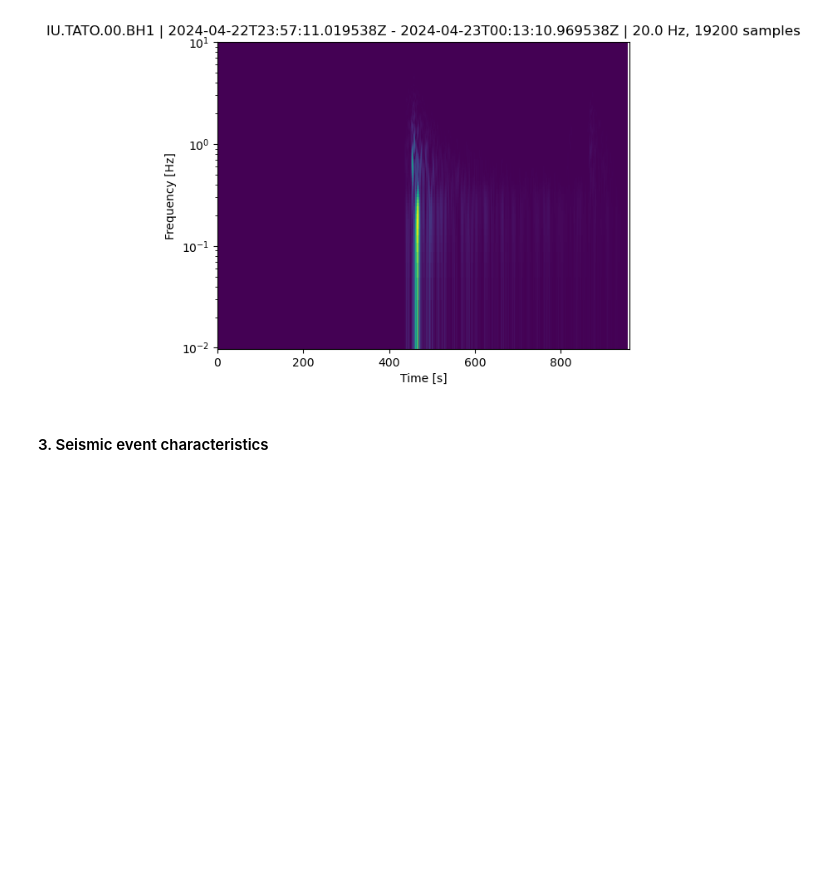
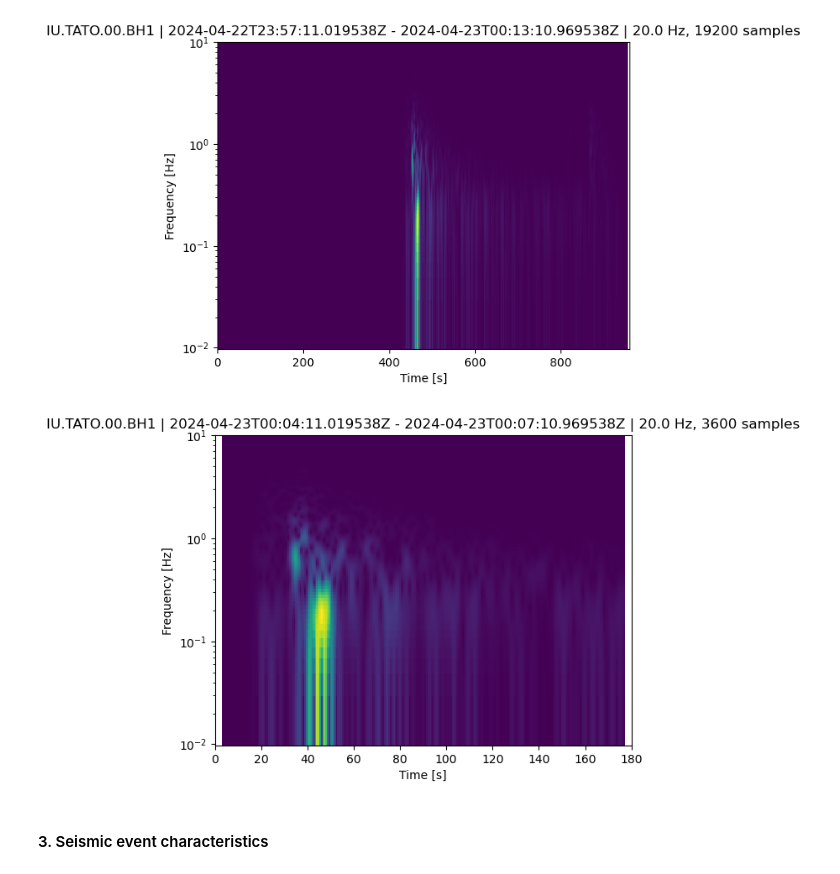
Before and after one commit to Benz-Poobua/Hualien-Earthquake-analysis, a Jupyter notebook: data_analysis.ipynb, the cells around one changed output. Saved outputs shown, nothing was run; the diff lists cells and outputs as text; code cells hidden in the pictures; blank space fills up the shorter version.

```diff
--- a/data_analysis.ipynb
+++ b/data_analysis.ipynb
@@ -131,6 +140,10 @@ plt.tight_layout()
 Z[0].spectrogram(log=True)
 # %% [output]
 [figure]
+# %%
+Z_trim[0].spectrogram(log=True)
+# %% [output]
+[figure, added]
 # %% [markdown]
 #### 3. Seismic event characteristics
 # %%
```
Also changed, not shown: parts of 3 cells of this notebook, 1 other file.
